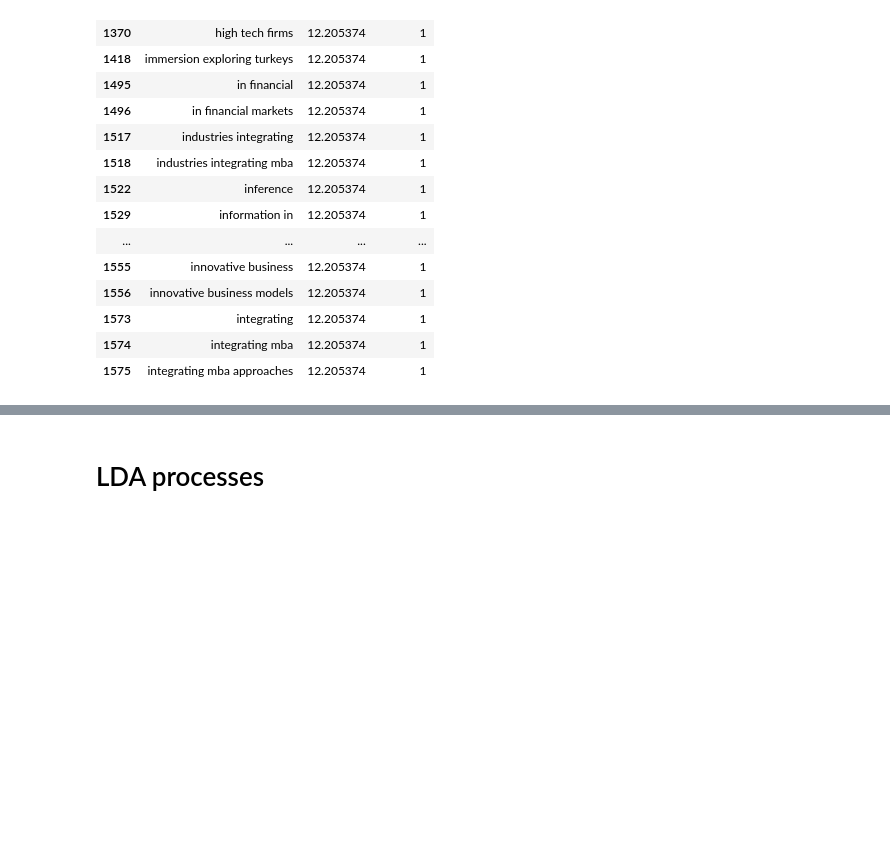
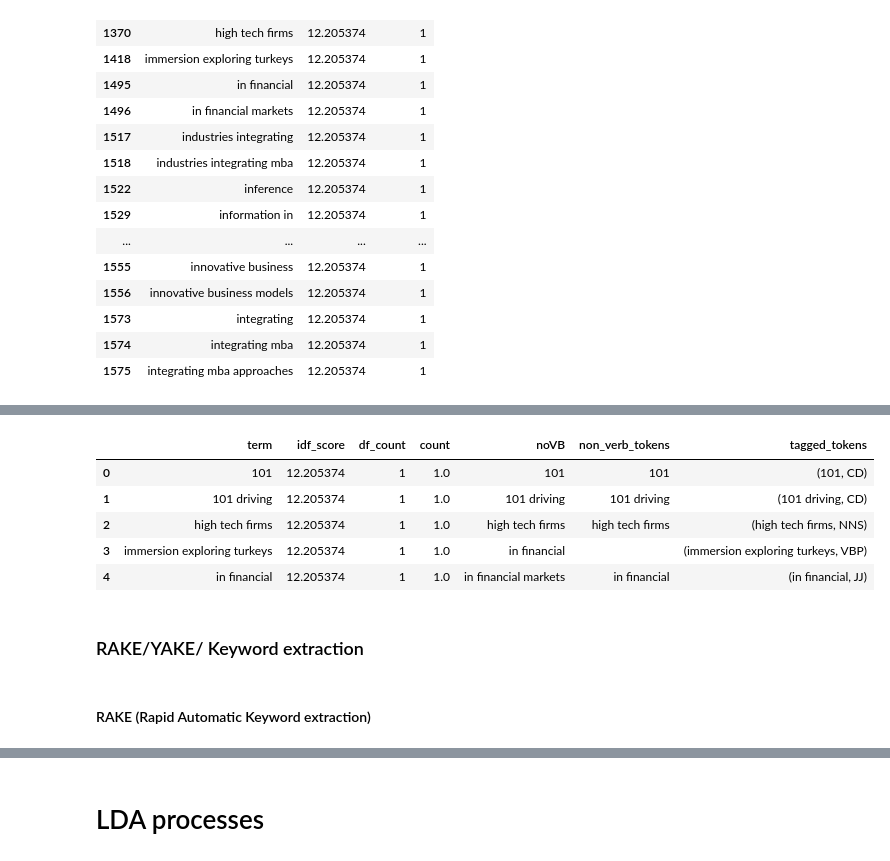
Before and after one commit to dyuthiii/CBS-Github-DND, a Jupyter notebook: Student Cluster Analysis and LDA-20250714T173604Z-1-001/Student Cluster Analysis and LDA/Student Cluster Analysis GDrive/NLP_LDA_coursenames_colab.ipynb, the cells around one changed output, grey strips where cells are left out. Saved outputs shown, nothing was run; the diff lists cells and outputs as text; code cells hidden in the pictures; blank space fills up the shorter version.

```diff
--- a/Student Cluster Analysis and LDA-20250714T173604Z-1-001/Student Cluster Analysis and LDA/Student Cluster Analysis GDrive/NLP_LDA_coursenames_colab.ipynb
+++ b/Student Cluster Analysis and LDA-20250714T173604Z-1-001/Student Cluster Analysis and LDA/Student Cluster Analysis GDrive/NLP_LDA_coursenames_colab.ipynb
@@ -357,0 +529,19 @@ idf_df.to_csv("idf_scores_ngrams.csv", index=False)
+# %%
+tagged_tokens = pos_tag(idf_with_counts['term'])
+# %%
+idf_with_counts["non_verb_tokens"] = [
+    word if not tag.startswith('VB') else ''  # or None if you prefer
+    for word, tag in tagged_tokens
+]
+idf_with_counts.head()
+# %% [output]
+|  | term | idf_score | df_count | count | noVB | non_verb_tokens | tagged_tokens |
+| 0 | 101 | 12.205374 | 1 | 1.0 | 101 | 101 | (101, CD) |
+| 1 | 101 driving | 12.205374 | 1 | 1.0 | 101 driving | 101 driving | (101 driving, CD) |
+| 2 | high tech firms | 12.205374 | 1 | 1.0 | high tech firms | high tech firms | (high tech firms, NNS) |
+| 3 | immersion exploring turkeys | 12.205374 | 1 | 1.0 | in financial |  | (immersion exploring turkeys, VBP) |
+| 4 | in financial | 12.205374 | 1 | 1.0 | in financial markets | in financial | (in financial, JJ) |
+# %% [markdown]
+### RAKE/YAKE/ Keyword extraction
+# %% [markdown]
+#### RAKE (Rapid Automatic Keyword extraction)
```
Also changed, not shown: parts of 36 cells of this notebook, 2 other files.
